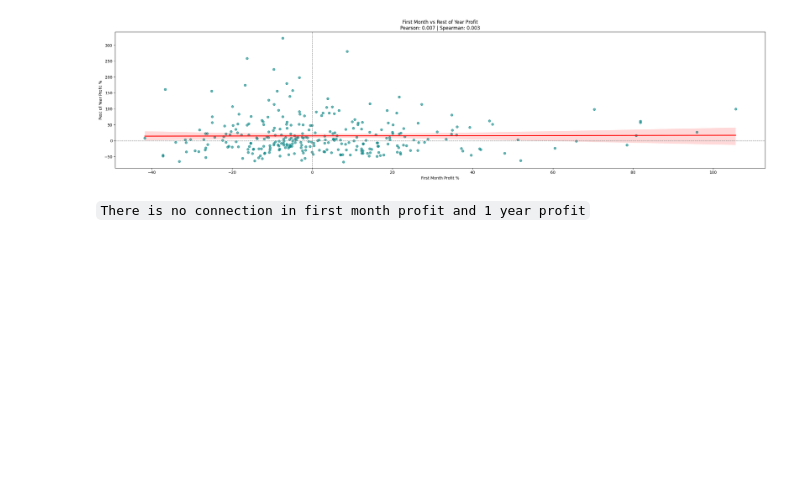
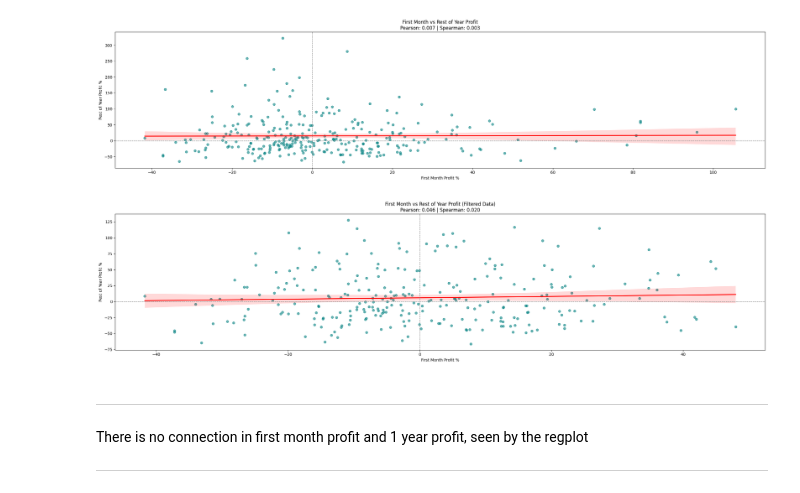
Before and after one commit to IamRaNo/ipo_reality_check, a Jupyter notebook: jupyter_notebooks/02_month_to_year.ipynb, the cells around one changed output. Saved outputs shown, nothing was run; the diff lists cells and outputs as text; code cells hidden in the pictures; blank space fills up the shorter version.

```diff
--- a/jupyter_notebooks/02_month_to_year.ipynb
+++ b/jupyter_notebooks/02_month_to_year.ipynb
@@ -111,0 +153,11 @@ plt.show()
+# %%
+month_outliers_index = data[~data['month_profit_pct'].between(month_lower_bound, month_upper_bound)].index.tolist()
+# %%
+year_q1 = data['year_profit_pct'].quantile(.25)
+year_q3 = data['year_profit_pct'].quantile(.75)
+year_iqr = year_q3 - year_q1
+year_lower_bound = year_q1 - (1.5 * year_iqr)
+year_upper_bound = year_q3 + (1.5 * year_iqr)
+
+
+data[~data['year_profit_pct'].between(year_lower_bound, year_upper_bound)]
@@ -111,0 +182,6 @@ plt.show()
+# %%
+year_outliers_index = data[~data['year_profit_pct'].between(year_lower_bound, year_upper_bound)].index.tolist()
+# %%
+combined_indexes = list(set(month_outliers_index+year_outliers_index))
+
+filtered_data = data[~data.index.isin(combined_indexes)]
@@ -137,5 +226,29 @@ plt.tight_layout()
 plt.show()
 # %% [output]
 [figure]
-# %% [markdown]
-`There is no connection in first month profit and 1 year profit`
+# %%
+cols = ['month_profit_pct', 'year_profit_pct']
+
+pearson = filtered_data[cols].corr(method='pearson').iloc[0, 1]
+spearman = filtered_data[cols].corr(method='spearman').iloc[0, 1]
+
+plt.figure(figsize=(24,6))
+sns.regplot(x='month_profit_pct', y='year_profit_pct', data=filtered_data,
+            scatter_kws={'alpha': 0.6, 'color': 'teal'},
+            line_kws={'color': 'red'})
+
+plt.axhline(0, color='grey', linestyle='--', linewidth=1)
+plt.axvline(0, color='grey', linestyle='--', linewidth=1)
+
+plt.title(f"First Month vs Rest of Year Profit (Filtered Data)\nPearson: {pearson:.3f} | Spearman: {spearman:.3f}")
+plt.xlabel("First Month Profit %")
+plt.ylabel("Rest of Year Profit %")
+plt.tight_layout()
+plt.show()
+# %% [output]
+[figure, added]
+# %% [markdown]
+---
+There is no connection in first month profit and 1 year profit, seen by the regplot
+
+---
```
Also changed, not shown: parts of 19 cells of this notebook.
